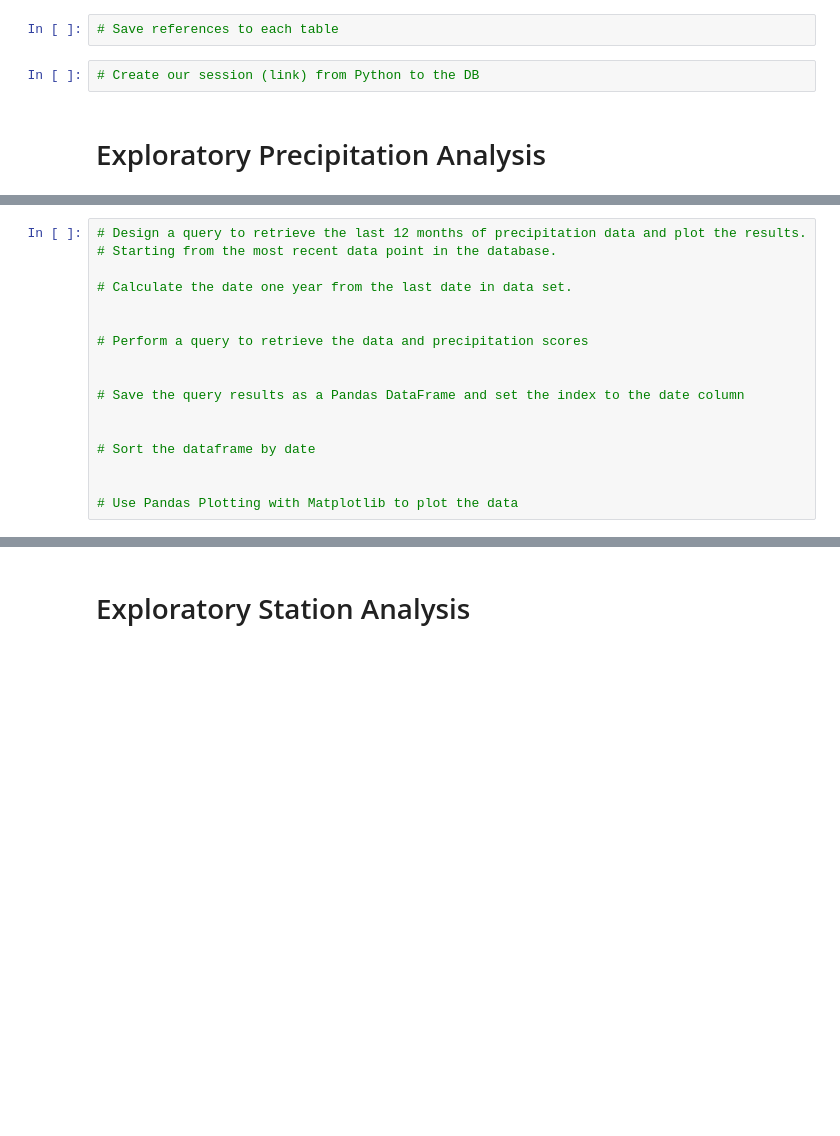
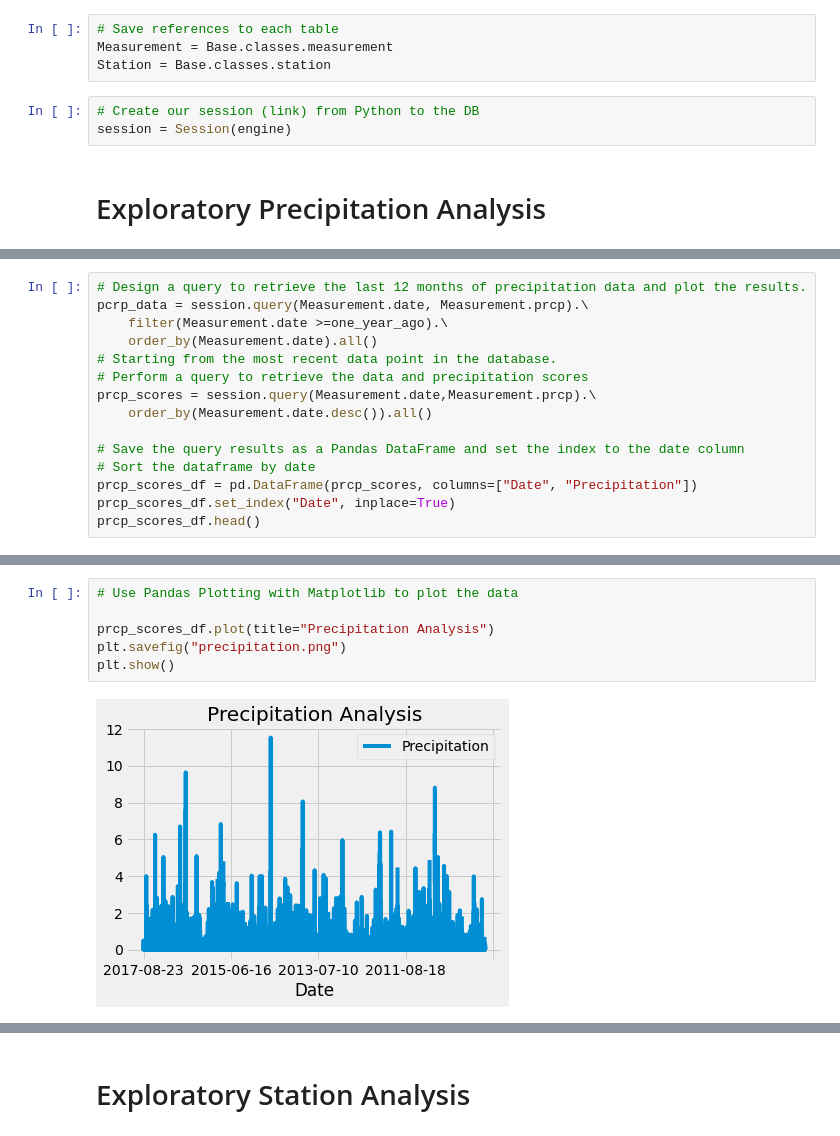
Before and after one commit to eodundo/sqlalchemy-challenge, a Jupyter notebook: Instructions/climate_starter.ipynb, the cells around one changed output, grey strips where cells are left out. Drawn from its saved outputs; the diff is of its cells as text; blank space fills up the shorter version.

```diff
--- a/Instructions/climate_starter.ipynb
+++ b/Instructions/climate_starter.ipynb
@@ -103,7 +87,10 @@ session.query(Measurement.id, Station.id).limit(100).all()
 # %%
 # Save references to each table
+Measurement = Base.classes.measurement
+Station = Base.classes.station
 # %%
 # Create our session (link) from Python to the DB
+session = Session(engine)
 # %% [markdown]
 # Exploratory Precipitation Analysis
 # %%
@@ -111,17 +108,15 @@ session.query(Measurement.id, Station.id).limit(100).all()
 # %%
 # Design a query to retrieve the last 12 months of precipitation data and plot the results.
+pcrp_data = session.query(Measurement.date, Measurement.prcp).\
+    filter(Measurement.date >=one_year_ago).\
+    order_by(Measurement.date).all()
 # Starting from the most recent data point in the database.
-
-# Calculate the date one year from the last date in data set.
-
-
 # Perform a query to retrieve the data and precipitation scores
-
+prcp_scores = session.query(Measurement.date,Measurement.prcp).\
+    order_by(Measurement.date.desc()).all()
 
 # Save the query results as a Pandas DataFrame and set the index to the date column
-
-
 # Sort the dataframe by date
-
-
-# Use Pandas Plotting with Matplotlib to plot the data
+prcp_scores_df = pd.DataFrame(prcp_scores, columns=["Date", "Precipitation"])
+prcp_scores_df.set_index("Date", inplace=True)
+prcp_scores_df.head()
@@ -128,2 +131,10 @@ session.query(Measurement.id, Station.id).limit(100).all()
+# %%
+# Use Pandas Plotting with Matplotlib to plot the data
+
+prcp_scores_df.plot(title="Precipitation Analysis")
+plt.savefig("precipitation.png")
+plt.show()
+# %% [output]
+[figure, added]
 # %%
 # Use Pandas to calcualte the summary statistics for the precipitation data
```
Also changed, not shown: parts of 7 cells of this notebook, 1 other file.
